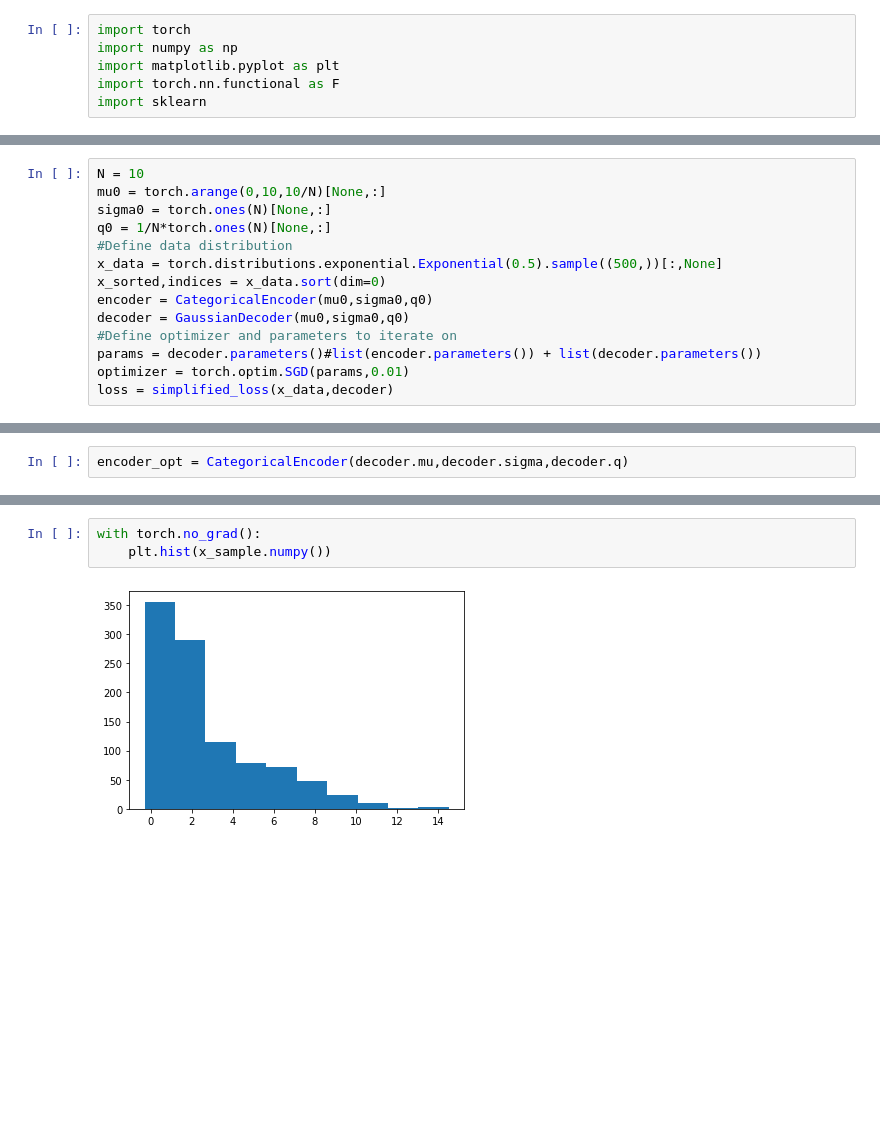
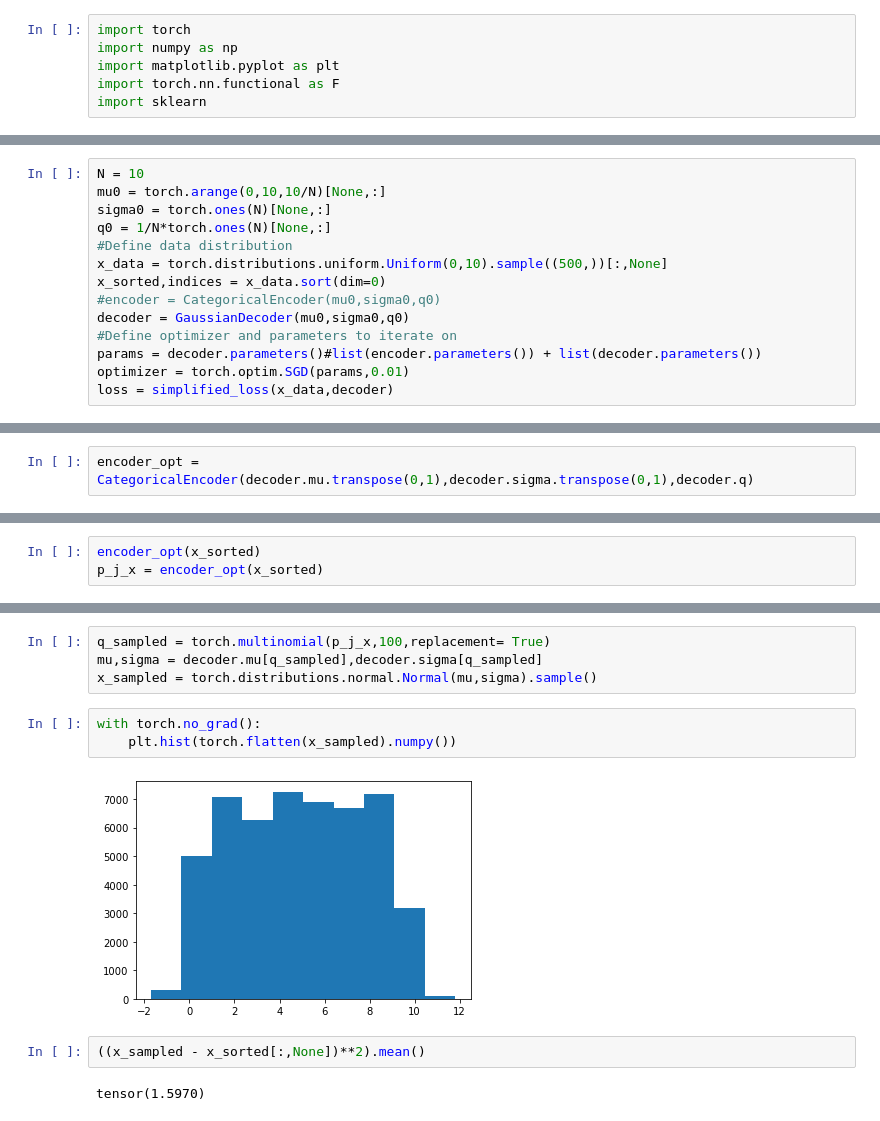
Before and after one commit to simonebmalerba/neural_VAE, a Jupyter notebook: autograd.ipynb, the cells around one changed output, grey strips where cells are left out. Saved outputs shown, nothing was run; the diff lists cells and outputs as text; blank space fills up the shorter version.

```diff
--- a/autograd.ipynb
+++ b/autograd.ipynb
@@ -58,9 +49,9 @@ mu0 = torch.arange(0,10,10/N)[None,:]
 sigma0 = torch.ones(N)[None,:]
 q0 = 1/N*torch.ones(N)[None,:]
 #Define data distribution
-x_data = torch.distributions.exponential.Exponential(0.5).sample((500,))[:,None]
+x_data = torch.distributions.uniform.Uniform(0,10).sample((500,))[:,None]
 x_sorted,indices = x_data.sort(dim=0)
-encoder = CategoricalEncoder(mu0,sigma0,q0)
+#encoder = CategoricalEncoder(mu0,sigma0,q0)
 decoder = GaussianDecoder(mu0,sigma0,q0)
 #Define optimizer and parameters to iterate on
 params = decoder.parameters()#list(encoder.parameters()) + list(decoder.parameters())
@@ -75,2 +73,2 @@ for i in range(1,1000):
 # %%
-encoder_opt = CategoricalEncoder(decoder.mu,decoder.sigma,decoder.q)
+encoder_opt = CategoricalEncoder(decoder.mu.transpose(0,1),decoder.sigma.transpose(0,1),decoder.q)
@@ -82,2 +75,5 @@ tensor([[0.1672, 0.2551, 0.1827, 0.1047, 0.0711, 0.0560, 0.0466, 0.0408, 0.0373,
+# %%
+encoder_opt(x_sorted)
+p_j_x = encoder_opt(x_sorted)
 # %%
 with torch.no_grad():
@@ -97,5 +92,13 @@ x_sample = torch.distributions.normal.Normal(muext,sigmaext).sample()
+# %%
+q_sampled = torch.multinomial(p_j_x,100,replacement= True)
+mu,sigma = decoder.mu[q_sampled],decoder.sigma[q_sampled]
+x_sampled = torch.distributions.normal.Normal(mu,sigma).sample()
 # %%
 with torch.no_grad():
-    plt.hist(x_sample.numpy())
+    plt.hist(torch.flatten(x_sampled).numpy())
 # %% [output]
-[figure, old version]
+[figure, new version]
+# %%
+((x_sampled - x_sorted[:,None])**2).mean()
+# %% [output]
+tensor(1.5970)
```
Also changed, not shown: parts of 23 cells of this notebook, 5 other files.
